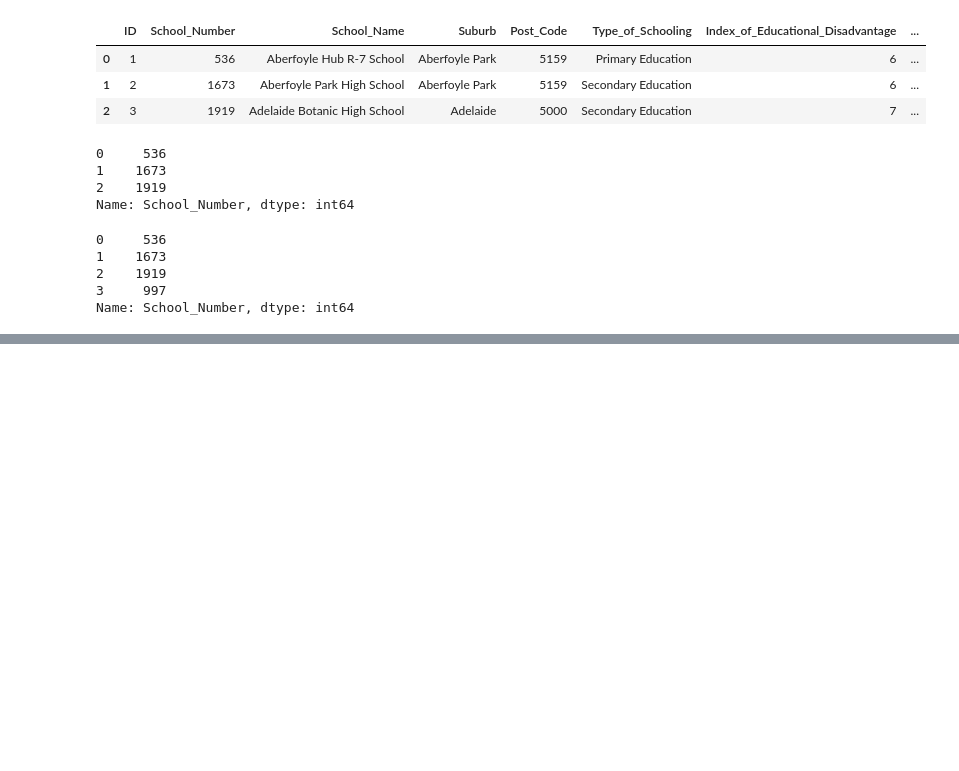
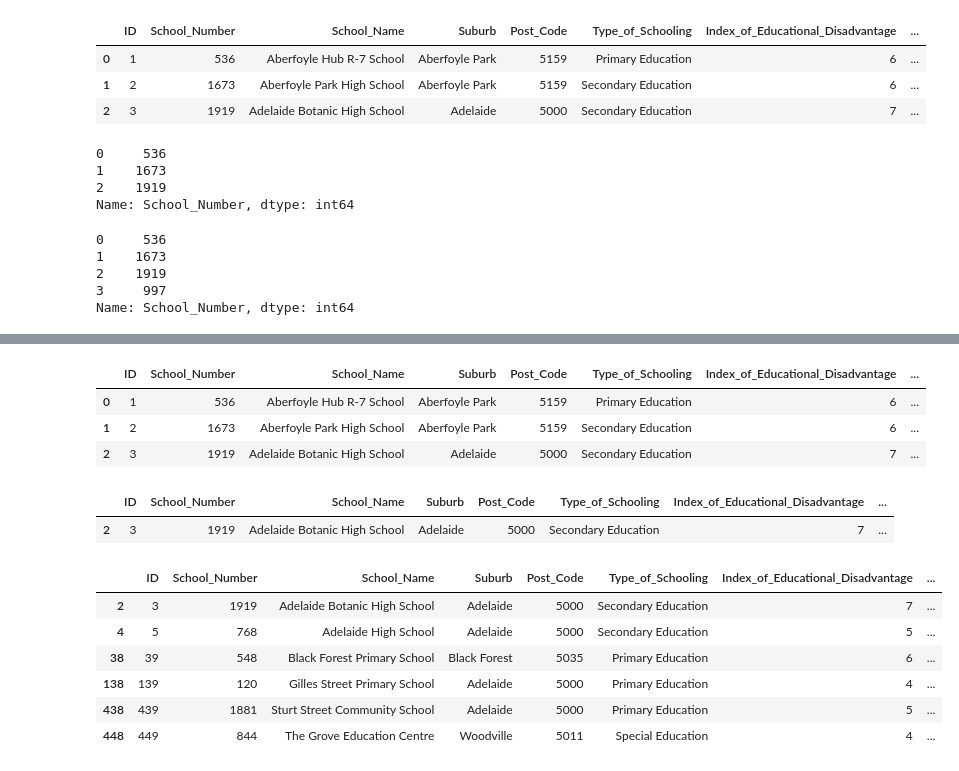
Before and after one commit to erikaduan/python_data_science_tips, a Jupyter notebook: 03_notebooks/04_Manipulating-Pandas-DataFrames.ipynb, the cells around one changed output, grey strips where cells are left out. Drawn from its saved outputs; the diff is of its cells as text; code cells hidden in the pictures; blank space fills up the shorter version.

```diff
--- a/03_notebooks/04_Manipulating-Pandas-DataFrames.ipynb
+++ b/03_notebooks/04_Manipulating-Pandas-DataFrames.ipynb
@@ -212,0 +195,30 @@ print(type(students[["id"]])) # DataFrame
+# %%
+#-----example 1-----
+raw_data[raw_data['ID'] <= 3] # filtering by rows
+
+# raw_data[raw_data.ID <= 3] returns the same output as raw_data[raw_data['ID'] <= 3]
+# %% [output]
+|  | ID | School_Number | School_Name | Suburb | Post_Code | Type_of_Schooling | Index_of_Educational_Disadvantage | ... |
+| 0 | 1 | 536 | Aberfoyle Hub R-7 School | Aberfoyle Park | 5159 | Primary Education | 6 | ... |
+| 1 | 2 | 1673 | Aberfoyle Park High School | Aberfoyle Park | 5159 | Secondary Education | 6 | ... |
+| 2 | 3 | 1919 | Adelaide Botanic High School | Adelaide | 5000 | Secondary Education | 7 | ... |
+# %%
+#-----example 2-----
+raw_data[(raw_data.ID <= 3) & (raw_data.Index_of_Educational_Disadvantage != 6)]
+# %% [output]
+|  | ID | School_Number | School_Name | Suburb | Post_Code | Type_of_Schooling | Index_of_Educational_Disadvantage | ... |
+| 2 | 3 | 1919 | Adelaide Botanic High School | Adelaide | 5000 | Secondary Education | 7 | ... |
+# %%
+#-----example 3-----
+suburbs_list = ['Adelaide', 'Black Forest', 'Woodville']
+raw_data[raw_data['Suburb'].isin(suburbs_list)]
+
+# raw_data['Suburb'].isin(suburbs) returns a DataFrame of booleans
+# %% [output]
+|  | ID | School_Number | School_Name | Suburb | Post_Code | Type_of_Schooling | Index_of_Educational_Disadvantage | ... |
+| 2 | 3 | 1919 | Adelaide Botanic High School | Adelaide | 5000 | Secondary Education | 7 | ... |
+| 4 | 5 | 768 | Adelaide High School | Adelaide | 5000 | Secondary Education | 5 | ... |
+| 38 | 39 | 548 | Black Forest Primary School | Black Forest | 5035 | Primary Education | 6 | ... |
+| 138 | 139 | 120 | Gilles Street Primary School | Adelaide | 5000 | Primary Education | 4 | ... |
+| 438 | 439 | 1881 | Sturt Street Community School | Adelaide | 5000 | Primary Education | 5 | ... |
+| 448 | 449 | 844 | The Grove Education Centre | Woodville | 5011 | Special Education | 4 | ... |
```
Also changed, not shown: parts of 40 cells of this notebook, 1 other file.
